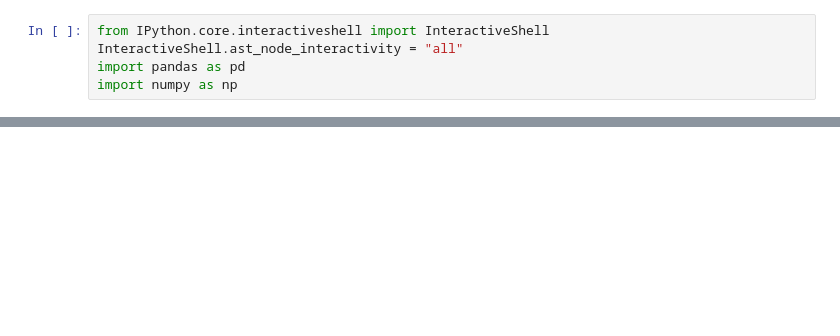
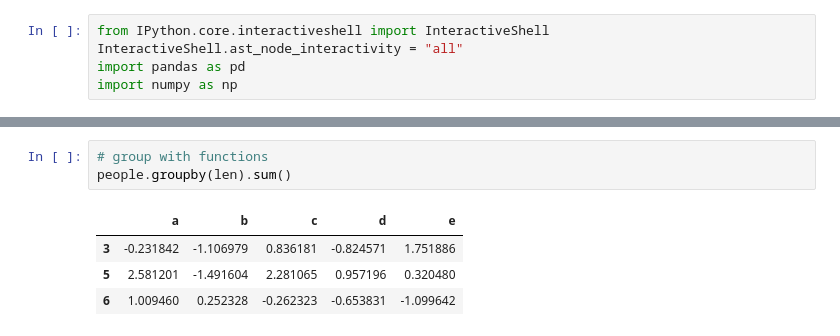
Before and after one commit to Roooooobin/Python-for-Data-Analysis-Practice, a Jupyter notebook: Data Aggregation and Group Operations.ipynb, the cells around one changed output, grey strips where cells are left out. Drawn from its saved outputs; the diff is of its cells as text; blank space fills up the shorter version.

```diff
--- a/Data Aggregation and Group Operations.ipynb
+++ b/Data Aggregation and Group Operations.ipynb
@@ -224,3 +224,11 @@ dtype: object
 | Wes | 1 | 2 |
 | Jim | 2 | 3 |
 | Travis | 2 | 3 |
+# %%
+# group with functions
+people.groupby(len).sum()
+# %% [output]
+|  | a | b | c | d | e |
+| 3 | -0.231842 | -1.106979 | 0.836181 | -0.824571 | 1.751886 |
+| 5 | 2.581201 | -1.491604 | 2.281065 | 0.957196 | 0.320480 |
+| 6 | 1.009460 | 0.252328 | -0.262323 | -0.653831 | -1.099642 |
```
Also changed, not shown: parts of 11 cells of this notebook.
